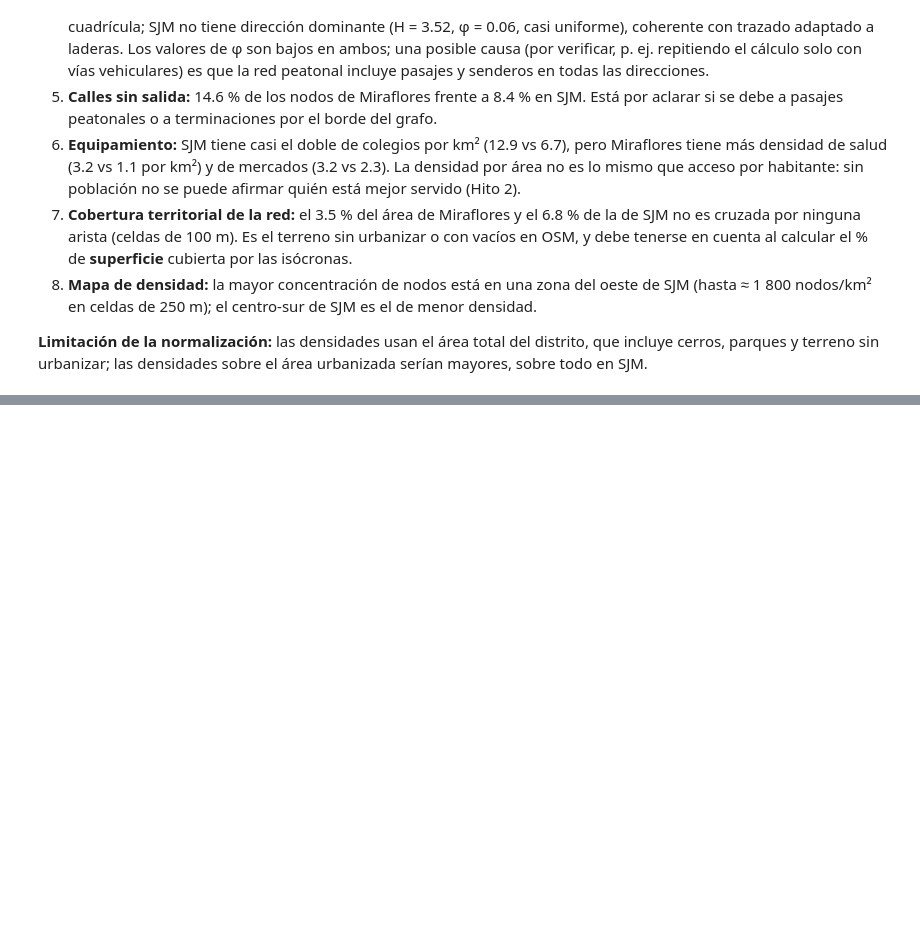
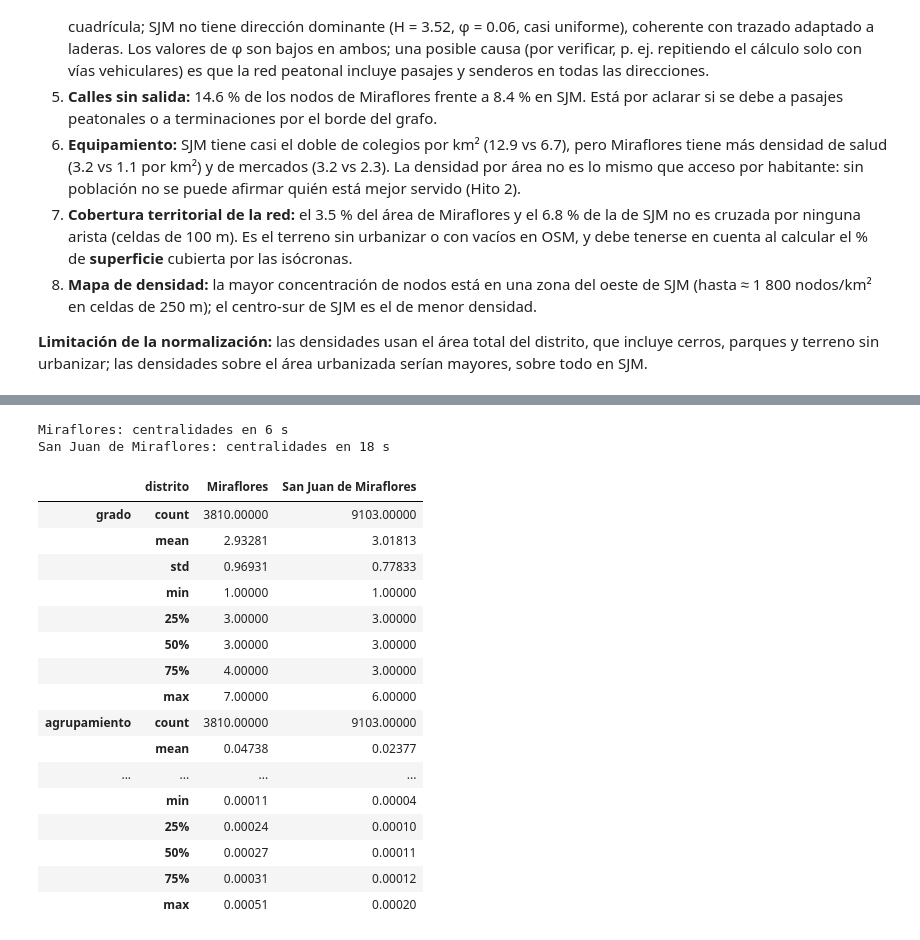
Before and after one commit to lvanCR/lima-walkability-accessibility, a Jupyter notebook: notebooks/03_metricas_y_eda.ipynb, the cells around one changed output, grey strips where cells are left out. Cells and saved outputs as stored; diff of their text form; code cells hidden in the pictures; blank space fills up the shorter version.

```diff
--- a/notebooks/03_metricas_y_eda.ipynb
+++ b/notebooks/03_metricas_y_eda.ipynb
@@ -359,0 +558,37 @@ Guardado: D:\TP-TF_Complex_Networks\data\processed\eda_comparacion_distritos.csv
+# %%
+locales = {}
+for d, H in subg.items():
+    t0 = time.time()
+    df = pd.DataFrame(index=list(H.nodes))
+    df["distrito"] = d
+    df["x"] = [H.nodes[n]["x"] for n in df.index]
+    df["y"] = [H.nodes[n]["y"] for n in df.index]
+    df["grado"] = pd.Series(dict(H.degree()))
+    df["agrupamiento"] = pd.Series(nx.clustering(H))
+    df["cercania"] = cercania[d]
+    df["intermediacion"] = pd.Series(nx.betweenness_centrality(H, k=K_BETW, weight="length", seed=cfg.SEED, normalized=True))
+    df["pagerank"] = pd.Series(nx.pagerank(H, weight=None))
+    locales[d] = df
+    print(f"{d}: centralidades en {time.time() - t0:.0f} s")
+nodos_metricas = pd.concat(locales.values())
+nodos_metricas.groupby("distrito")[["grado", "agrupamiento", "cercania", "intermediacion", "pagerank"]].describe().T.round(5)
+# %% [output]
+Miraflores: centralidades en 6 s
+San Juan de Miraflores: centralidades en 18 s
+|  | distrito | Miraflores | San Juan de Miraflores |
+| grado | count | 3810.00000 | 9103.00000 |
+|  | mean | 2.93281 | 3.01813 |
+|  | std | 0.96931 | 0.77833 |
+|  | min | 1.00000 | 1.00000 |
+|  | 25% | 3.00000 | 3.00000 |
+|  | 50% | 3.00000 | 3.00000 |
+|  | 75% | 4.00000 | 3.00000 |
+|  | max | 7.00000 | 6.00000 |
+| agrupamiento | count | 3810.00000 | 9103.00000 |
+|  | mean | 0.04738 | 0.02377 |
+| ... | ... | ... | ... |
+|  | min | 0.00011 | 0.00004 |
+|  | 25% | 0.00024 | 0.00010 |
+|  | 50% | 0.00027 | 0.00011 |
+|  | 75% | 0.00031 | 0.00012 |
+|  | max | 0.00051 | 0.00020 |
```
Also changed, not shown: parts of 21 cells of this notebook, 9 other files.
